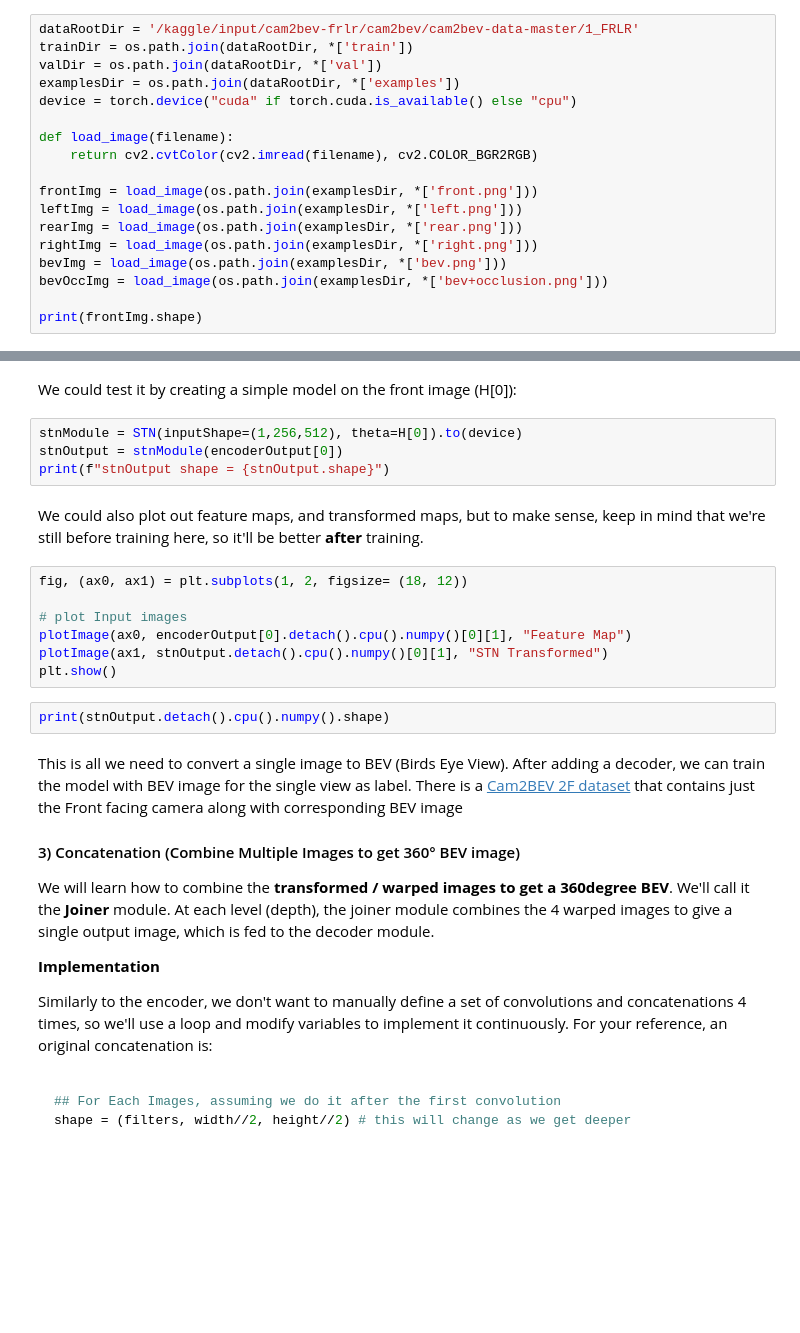
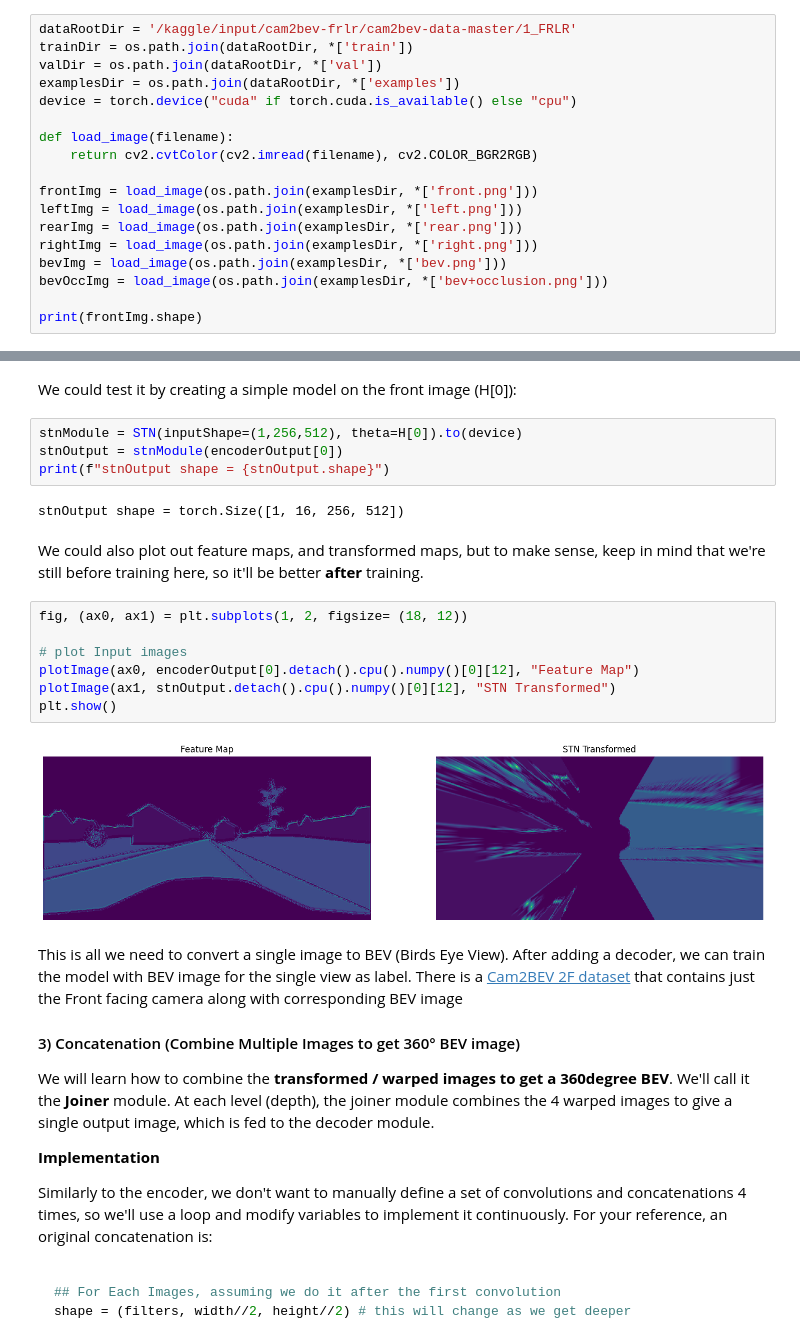
Before and after one commit to suryajayaraman/dl_blogs, a Jupyter notebook: BirdsEyeView/notebooks/cam2bev-project.ipynb, the cells around one changed output, grey strips where cells are left out. Cells and saved outputs as stored; diff of their text form; blank space fills up the shorter version.

Commit message:
updated version with cell outputs

```diff
--- a/BirdsEyeView/notebooks/cam2bev-project.ipynb
+++ b/BirdsEyeView/notebooks/cam2bev-project.ipynb
@@ -35,7 +48,7 @@ Notice how with Kaggle, we're able to download the dataset only once, and then "
 ## 1. Data
 We'll be using the [Cam2BEV dataset](https://gitlab.ika.rwth-aachen.de/cam2bev/cam2bev-data) from [Sim2Real paper](https://browse.arxiv.org/pdf/2005.04078.pdf). It consists of Semantically Segmented images from Front, Rear, Left and Right cameras and corresponding BEV images. So, each image has been put to a segmentation model, and we use that as input, our label is a Bird Eye View image. Let's load and visualize it all.
 # %%
-dataRootDir = '/kaggle/input/cam2bev-frlr/cam2bev/cam2bev-data-master/1_FRLR'
+dataRootDir = '/kaggle/input/cam2bev-frlr/cam2bev-data-master/1_FRLR'
 trainDir = os.path.join(dataRootDir, *['train'])
 valDir = os.path.join(dataRootDir, *['val'])
 examplesDir = os.path.join(dataRootDir, *['examples'])
@@ -364,17 +416,19 @@ We could test it by creating a simple model on the front image (H[0]):
 stnModule = STN(inputShape=(1,256,512), theta=H[0]).to(device)
 stnOutput = stnModule(encoderOutput[0])
 print(f"stnOutput shape = {stnOutput.shape}")
+# %% [output]
+stnOutput shape = torch.Size([1, 16, 256, 512])
 # %% [markdown]
 We could also plot out feature maps, and transformed maps, but to make sense, keep in mind that we're still before training here, so it'll be better **after** training.
 # %%
 fig, (ax0, ax1) = plt.subplots(1, 2, figsize= (18, 12))
 
 # plot Input images
-plotImage(ax0, encoderOutput[0].detach().cpu().numpy()[0][1], "Feature Map")
-plotImage(ax1, stnOutput.detach().cpu().numpy()[0][1], "STN Transformed")
+plotImage(ax0, encoderOutput[0].detach().cpu().numpy()[0][12], "Feature Map")
+plotImage(ax1, stnOutput.detach().cpu().numpy()[0][12], "STN Transformed")
 plt.show()
+# %% [output]
+[figure, added]
-# %%
-print(stnOutput.detach().cpu().numpy().shape)
 # %% [markdown]
 This is all we need to convert a single image to BEV (Birds Eye View). After adding a decoder, we can train the model with BEV image for the single view as label. There is a [Cam2BEV 2F dataset](https://gitlab.ika.rwth-aachen.de/cam2bev/cam2bev-data/-/tree/master/2_F) that contains just the Front facing camera along with corresponding BEV image
 
```
Also changed, not shown: parts of 30 cells of this notebook.
